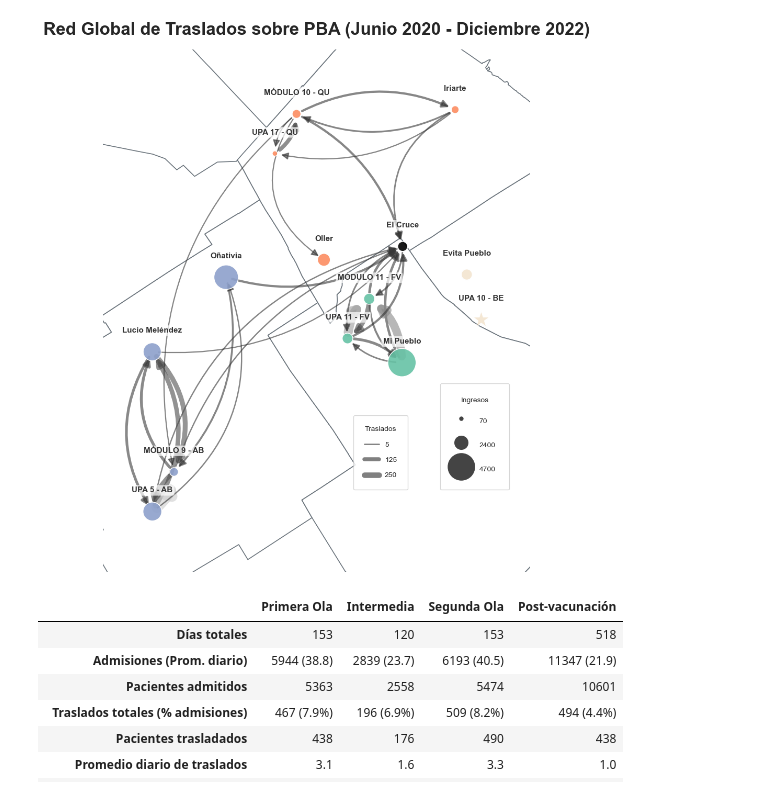
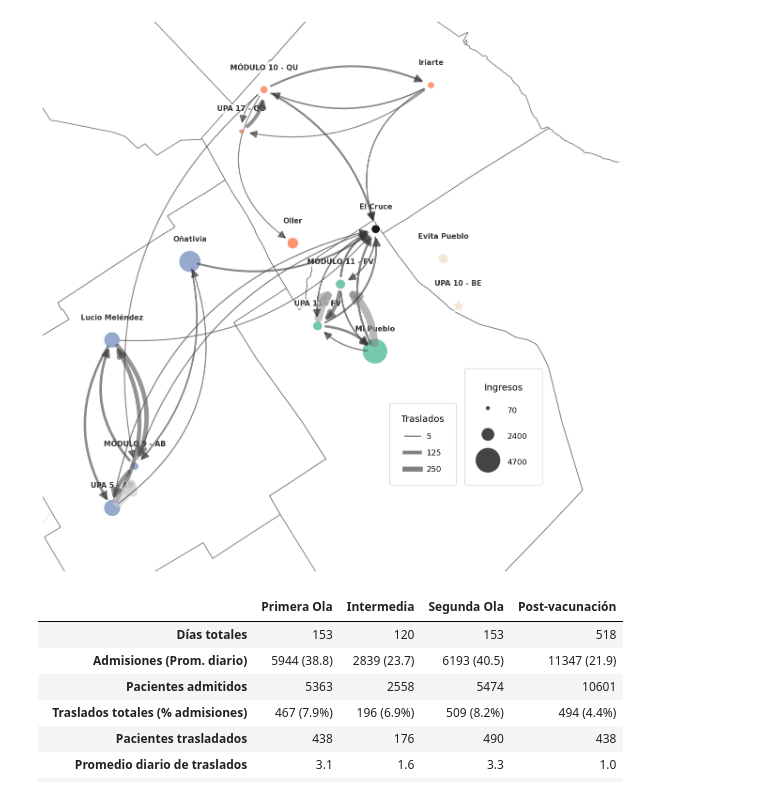
Before and after one commit to micagonzdark/RedesHospitales, a Jupyter notebook: notebooks/05_JAIIO_backup.ipynb, the cells around one changed output. Saved outputs shown, nothing was run; the diff lists cells and outputs as text; code cells hidden in the pictures.

```diff
--- a/notebooks/05_JAIIO_backup.ipynb
+++ b/notebooks/05_JAIIO_backup.ipynb
@@ -934,4 +1003,10 @@ plt.show()
 # %%
+############################
+## probar bajar el umbral ##
+############################
+
+
+
 ############################################################
 # RED DE TRASLADOS HOSPITALARIOS - MAPA PBA
 ############################################################
@@ -946,9 +1021,6 @@ import matplotlib.lines as mlines
 
 
 import os # Por las dudas, lo agregamos acá si no lo importaste arriba
-
-# ... [todo tu código anterior hasta leg3 = ax.legend(...)] ...
-
 
 # ==========================================================
 # 1. CARGA DE DATOS Y LIMPIEZA INICIAL
@@ -1202,7 +1274,7 @@ def calc_legend_markersize(ingreso):
 
 fig, ax = plt.subplots(figsize=(16, 12))
 fig.patch.set_facecolor('white')
-ax.set_title('Red Global de Traslados sobre PBA (Junio 2020 - Diciembre 2022)', fontsize=24, fontweight='bold', pad=20)
+# ax.set_title('Red Global de Traslados sobre PBA (Junio 2020 - Diciembre 2022)', fontsize=24, fontweight='bold', pad=20)
 
 # ---------------- A. Dibujo del Mapa Base (GeoPandas) ----------------
 RUTA_MUNICIPIOS = "../data/shapefiles/departamento/departamentoPolygon.shp"
@@ -1241,6 +1313,7 @@ if 'G' in locals():
 # ---------------- C. Renderizado Nodos y Aristas ----------------
 if 'G' in locals():
     # Dibujo de Nodos
+    # Dibujo de Nodos
     formas_presentes = set(nx.get_node_attributes(G, 'shape').values())
     for forma in formas_presentes:
         nodelist = [n for n in G.nodes() if G.nodes[n]['shape'] == forma]
@@ -1252,37 +1325,41 @@ if 'G' in locals():
             alpha=[G.nodes[n]['alpha'] for n in nodelist],
             edgecolors='white', linewidths=1.0
         )
+
+        # Aplicamos un zorder menor que el de las flechas
         if nodos_dibujados is not None:
-            nodos_dibujados.set_zorder(4)
+            nodos_dibujados.set_zorder(5)
 
+    # Dibujo de Aristas (Traslados)
     # Dibujo de Aristas (Traslados)
     for u, v, data in G.edges(data=True):
         peso = data['weight']
-        # Nos aseguramos de tener una escala max de referencia
         max_peso_ref = MAX_TRASLADOS_GLOBAL if MAX_TRASLADOS_GLOBAL > 0 else 1
         escala_peso = np.sqrt(peso) / np.sqrt(max_peso_ref)
         grosor = MIN_GROSOR_ARISTA + (escala_peso * (MAX_GROSOR_ARISTA - MIN_GROSOR_ARISTA))
 
-        # Color origen. Asumimos que la función existe en tu entorno
-        # escala de gris según peso (opcional, más elegante)
-        intensidad = 0.2 + 0.6 * (peso / max_peso_ref)  # entre gris oscuro y claro
+        intensidad = 0.2 + 0.6 * (peso / max_peso_ref)
         color_flecha = (intensidad, intensidad, intensidad)
 
-        # Curvatura dinámica para evitar superposiciones de aristas
         suma_caracteres = sum(ord(c) for c in u + v)
         rad_dinamico = (suma_caracteres % 90 - 35) / 100.0
         if abs(rad_dinamico) < 0.12:
             rad_dinamico = 0.25 if rad_dinamico >= 0 else -0.25
 
+        # DIBUJAMOS LA ARISTA (Sin el zorder adentro de los parámetros)
         aristas_dibujadas = nx.draw_networkx_edges(
             G, posiciones, edgelist=[(u, v)], ax=ax,
             width=grosor, edge_color=color_flecha, alpha=0.6,
-            arrowstyle='-|>', arrowsize=20,
-            connectionstyle=f"arc3,rad={rad_dinamico}"
+            arrowstyle='-|>',
+            arrowsize=25,  # Flecha más grande
+            connectionstyle=f"arc3,rad={rad_dinamico}",
+            node_size=600  # ESTE ES EL TRUCO: Le decimos que los nodos son grandes para que frene antes
         )
+
+        # APLICAMOS EL ZORDER DESPUÉS DE DIBUJARLA
         if aristas_dibujadas is not None:
             for flecha in aristas_dibujadas:
-                flecha.set_zorder(3)
+                flecha.set_zorder(6) # Le ponemos un zorder ALTO (6) para que quede arriba de todo
 
     # Dibujo de Etiquetas
     labels = {k: k.replace('Módulo Hospitalario', 'MÓDULO').replace('Modulo Hospitalario', 'MÓDULO') for k in G.nodes()}
@@ -1300,10 +1377,10 @@ if 'G' in locals():
 minx, maxx = df_coordenadas['lon'].min(), df_coordenadas['lon'].max()
 miny, maxy = df_coordenadas['lat'].min(), df_coordenadas['lat'].max()
 
-margen_lon = (maxx - minx) * 0.15
+margen_lon = (maxx - minx) * 0.2
 margen_lat = (maxy - miny) * 0.15
 
-ax.set_xlim(minx - margen_lon, maxx + margen_lon)
+ax.set_xlim(minx - margen_lon, maxx + margen_lon + 0.04)
 ax.set_ylim(miny - margen_lat, maxy + margen_lat)
 ax.axis('off')
 
@@ -1364,9 +1441,18 @@ labelspacing_nodos = max(1.5, size_max / 15)
 handleheight_nodos = max(2.0, size_max / 15)
 
 # Renderizado de las 3 Leyendas (Separadas simétricamente en el eje X: 0.15, 0.50, 0.85)
-leg1 = ax.legend(handles=proxies_volumen, title="Traslados",
-                 loc='lower center', bbox_to_anchor=(0.65, 0.15),
-                 frameon=True, borderpad=1.5, labelspacing=1.2)
+leg1 = ax.legend(
+    handles=proxies_volumen,
+    title="Traslados",
+    loc='lower center',
+    bbox_to_anchor=(0.66, 0.15),
+    frameon=True,
+    borderpad=1.5,
+    labelspacing=1.2,
+    title_fontsize=14,   # <-- ESTO AGRANDA EL TÍTULO
+    fontsize=12         # <-- ESTO AGRANDA EL TEXTO
+)
+
 ax.add_artist(leg1)
 
 # leg2 = ax.legend(handles=proxies_colores, title="Origen del traslado",
@@ -1378,17 +1464,19 @@ leg3 = ax.legend(
     handles=proxies_nodos,
     title="Ingresos",
     loc='lower center',
-    bbox_to_anchor=(0.87, 0.15),
+    bbox_to_anchor=(0.80, 0.15),
     frameon=True,
     borderpad=1.9,
     labelspacing=labelspacing_nodos-1.2,
     handletextpad=1.5,
-    handleheight=handleheight_nodos
+    handleheight=handleheight_nodos,
+    title_fontsize=14,   # <-- ESTO AGRANDA EL TÍTULO
+    fontsize=12          # <-- ESTO AGRANDA EL TEXTO
 )
 
 fig.canvas.draw()
 # Se usa 'rect' para forzar a que el gráfico termine en el 10% inferior y deje espacio real para las leyendas
-plt.tight_layout(rect=[0, 0.1, 1, 1])
+plt.tight_layout()#rect=[0, 0.1, 1, 1])
 
 # ==========================================================
 # 8. EXPORTACIÓN DE ALTA CALIDAD
@@ -1397,34 +1485,34 @@ plt.tight_layout(rect=[0, 0.1, 1, 1])
 ruta_salida = "results/outputs/red"
 os.makedirs(ruta_salida, exist_ok=True)
 
 nombre_archivo = f"{ruta_salida}/mapa_red_traslados"
 
 # 1. Exportar como PNG (300 dpi para alta resolución)
 plt.savefig(
     f"{nombre_archivo}.png",
     dpi=300,
     bbox_inches="tight",
     facecolor="white"
 )
 
 # 2. Exportar como SVG (Vectorial)
 plt.savefig(
     f"{nombre_archivo}.svg",
     format="svg",
     bbox_inches="tight"
 )
 
 # 3. Exportar como PDF (Vectorial)
 plt.savefig(
     f"{nombre_archivo}.pdf",
     format="pdf",
     bbox_inches="tight"
 )
 
 # Finalmente, mostrar el gráfico
 plt.show()
 # %% [output]
-[figure, old version]
+[figure, new version]
 # %%
 # ==========================================
 # 7. GENERACIÓN DE TABLA RESUMEN (DESCRIPCIONES CORTAS)
```
Also changed, not shown: parts of 3 cells of this notebook, 2 other files.
